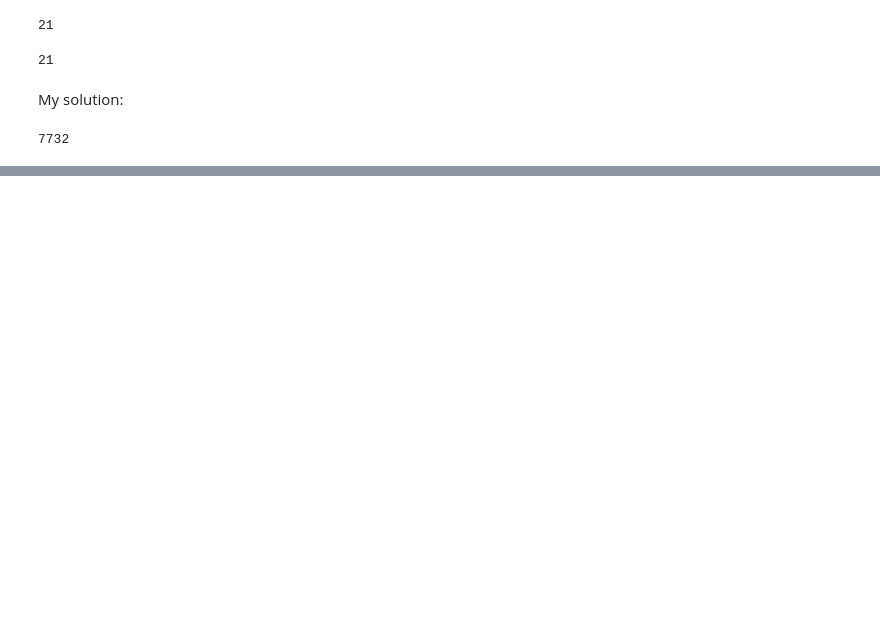
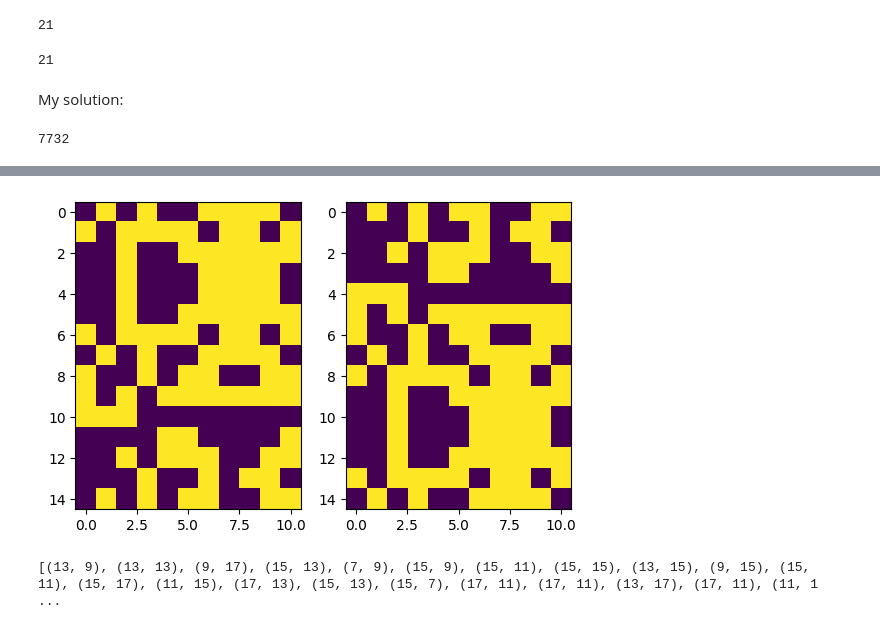
Before and after one commit to slebedeva/advent_of_code, a Jupyter notebook: aoc.ipynb, the cells around one changed output, grey strips where cells are left out. Saved outputs shown, nothing was run; the diff lists cells and outputs as text; code cells hidden in the pictures; blank space fills up the shorter version.

```diff
--- a/aoc.ipynb
+++ b/aoc.ipynb
@@ -520,0 +594,31 @@ inp['count_'].sum() #87319 #answer is too high #20423 still too high! #needed to
+# %%
+# translate to 0,1 for easier visualizaiton
+mytable = str.maketrans('.#','01')
+
+blocks = []
+
+with open ('input_13','r') as f:
+    # group lines into blocks
+    block = []
+    for line in f.read().splitlines():
+        if line != '':
+            block.append([int(char) for char in list(line.translate(mytable))])
+        # start new block
+        if line == '':
+            blocks.append(np.array(block))
+            block = []
+    # add the last block
+    blocks.append(np.array(block))
+# %%
+# visualize some
+i = 10# 2 has vertical symmetry, 7 horizontal
+plt.subplot(1,2,1)
+plt.imshow(blocks[i]);
+plt.subplot(1,2,2)
+plt.imshow(np.flip(blocks[i], axis = 0)); # axis 1 is horizontal flip, 0 is vertical
+# %% [output]
+[figure, added]
+# %%
+print([block.shape for block in blocks]) #how odd, the shapes are always odd
+# %% [output]
+[(13, 9), (13, 13), (9, 17), (15, 13), (7, 9), (15, 9), (15, 11), (15, 15), (13, 15), (9, 15), (15, 11), (15, 17), (11, 15), (17, 13), (15, 13), (15, 7), (17, 11), (17, 11), (13, 17), (17, 11), (11, 1 ...
```
Also changed, not shown: parts of 12 cells of this notebook.
